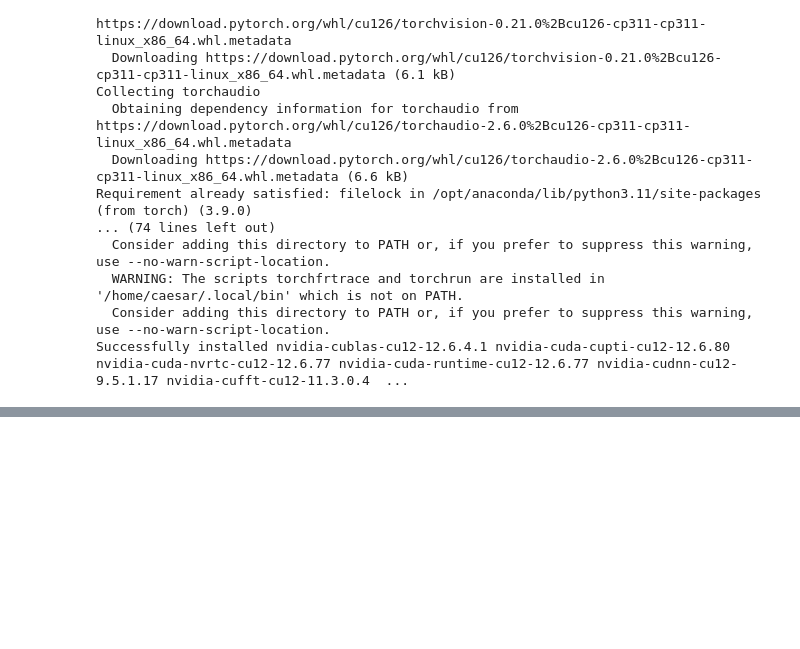
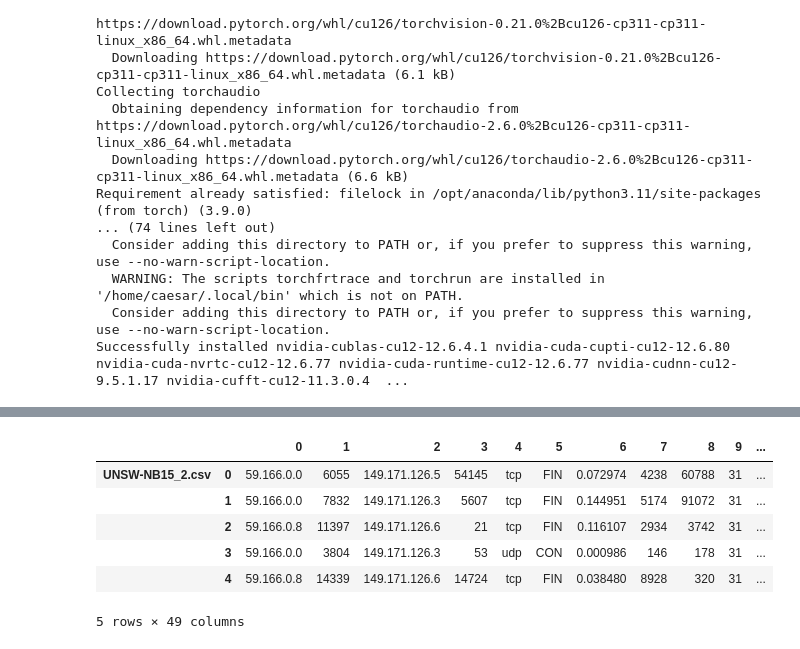
Before and after one commit to pasanchamikara/honeyiq-deephive, a Jupyter notebook: honeyiq_unsw-nb15.ipynb, the cells around one changed output, grey strips where cells are left out. Saved outputs shown, nothing was run; the diff lists cells and outputs as text; code cells hidden in the pictures; blank space fills up the shorter version.

```diff
--- a/honeyiq_unsw-nb15.ipynb
+++ b/honeyiq_unsw-nb15.ipynb
@@ -48,4 +48,5 @@ Successfully installed nvidia-cublas-cu12-12.6.4.1 nvidia-cuda-cupti-cu12-12.6.8
 # %%
 honeyiq_source = "/home/caesar/HoneyIQ/datasets/unsw-nb15/"
 # %%
-honeyiq_datasource_files =
+honeyiq_datasource_files_unsw_nb15 = os.listdir(honeyiq_source)
+honeyiq_datasource_files_unsw_nb15
@@ -53,0 +62,9 @@ training_set = honeyiq_source
+# %%
+import re
+filtered_files = list(filter(lambda x: re.search('UNSW-NB15_..csv', x), honeyiq_datasource_files_unsw_nb15))
+
+# Read the filtered files using pandas.read_csv
+dataframes = {file: pd.read_csv((honeyiq_source + file), encoding = "ISO-8859-1", header=None, low_memory=False) for file in filtered_files}
+# dataframes
+
+honeyiq_df_concat = pd.concat(dataframes)
@@ -53,0 +91,10 @@ training_set = honeyiq_source
+# %%
+honeyiq_df_concat.head()
+# %% [output]
+|  |  | 0 | 1 | 2 | 3 | 4 | 5 | 6 | 7 | 8 | 9 | ... |
+| UNSW-NB15_2.csv | 0 | 59.166.0.0 | 6055 | 149.171.126.5 | 54145 | tcp | FIN | 0.072974 | 4238 | 60788 | 31 | ... |
+|  | 1 | 59.166.0.0 | 7832 | 149.171.126.3 | 5607 | tcp | FIN | 0.144951 | 5174 | 91072 | 31 | ... |
+|  | 2 | 59.166.0.8 | 11397 | 149.171.126.6 | 21 | tcp | FIN | 0.116107 | 2934 | 3742 | 31 | ... |
+|  | 3 | 59.166.0.0 | 3804 | 149.171.126.3 | 53 | udp | CON | 0.000986 | 146 | 178 | 31 | ... |
+|  | 4 | 59.166.0.8 | 14339 | 149.171.126.6 | 14724 | tcp | FIN | 0.038480 | 8928 | 320 | 31 | ... |
+5 rows × 49 columns
```
Also changed, not shown: parts of 31 cells of this notebook, 1 other file.
